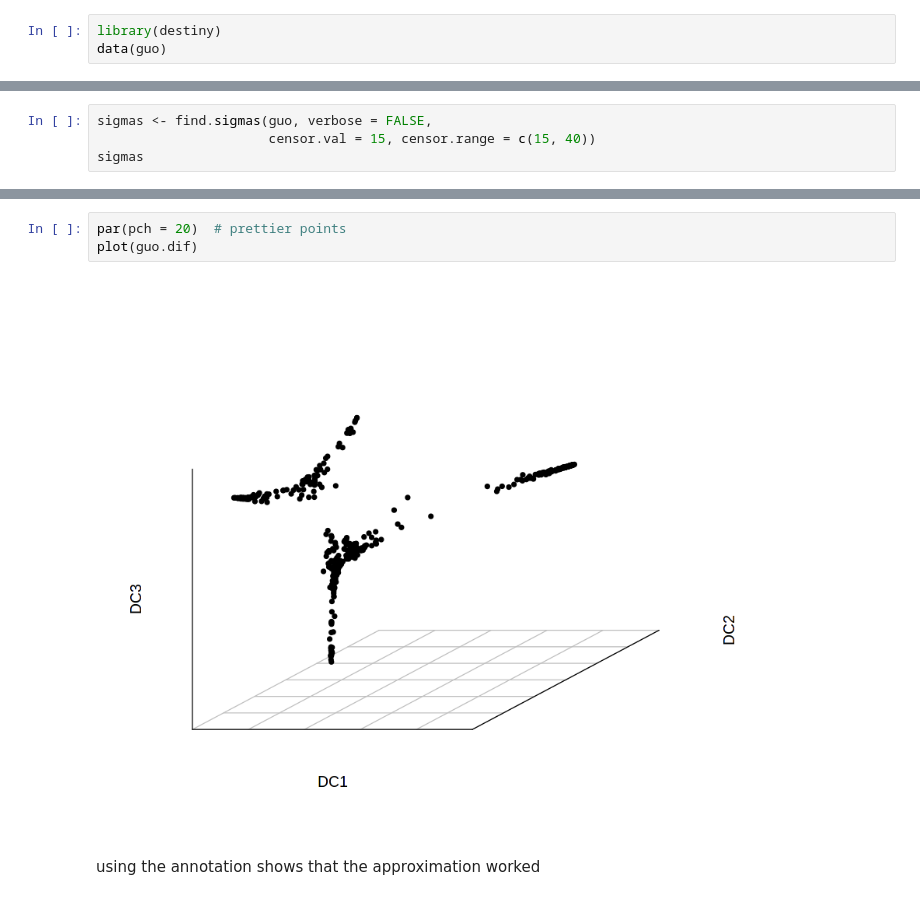
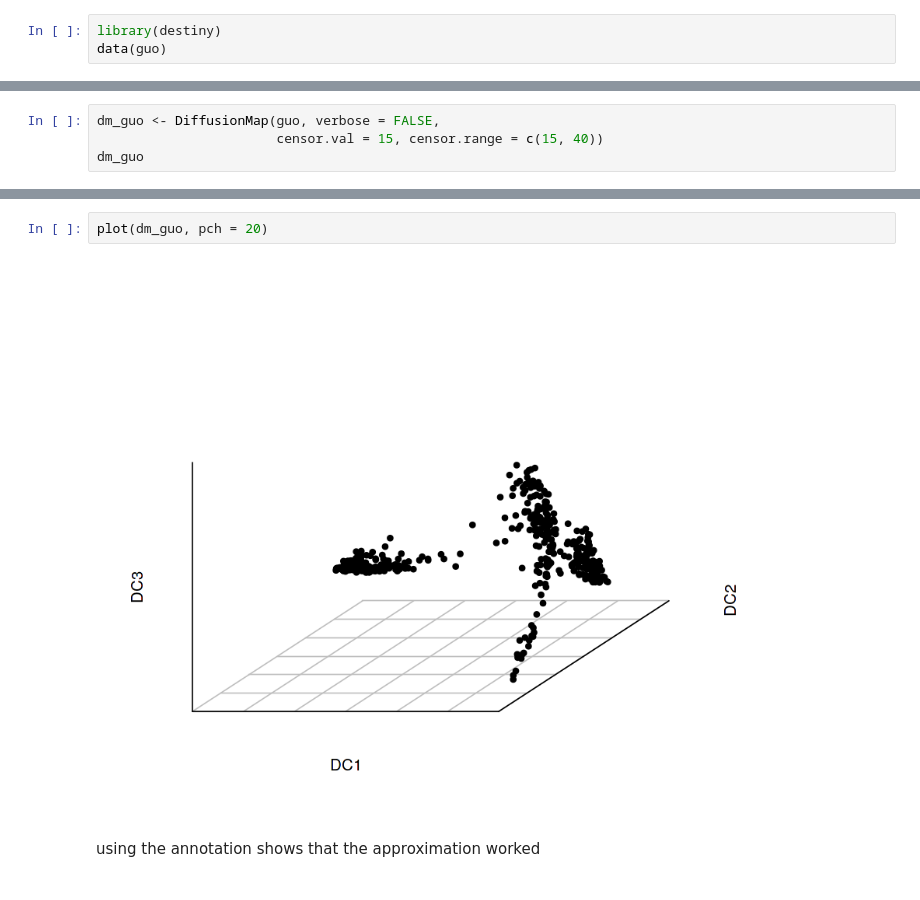
Before and after one commit to theislab/destiny, a Jupyter notebook: vignettes/destiny-recap.ipynb, the cells around one changed output, grey strips where cells are left out. Saved outputs shown, nothing was run; the diff lists cells and outputs as text.

```diff
--- a/vignettes/destiny-recap.ipynb
+++ b/vignettes/destiny-recap.ipynb
@@ -27,5 +14,5 @@ It can be used directly for $\sigma$ estimation:
 # %%
-sigmas <- find.sigmas(guo, verbose = FALSE,
-                      censor.val = 15, censor.range = c(15, 40))
-sigmas
+dm_guo <- DiffusionMap(guo, verbose = FALSE,
+                       censor.val = 15, censor.range = c(15, 40))
+dm_guo
 # %% [output]
@@ -45,7 +25,6 @@ optimal.sigma: 13.027544365655
-# %%
-par(pch = 20)  # prettier points
-plot(guo.dif)
-# %% [output]
-[figure, removed]
+# %%
+plot(dm_guo, pch = 20)
+# %% [output]
+[figure, added]
 # %% [markdown]
 using the annotation shows that the approximation worked
```
Also changed, not shown: parts of 9 cells of this notebook, 2 other files.
